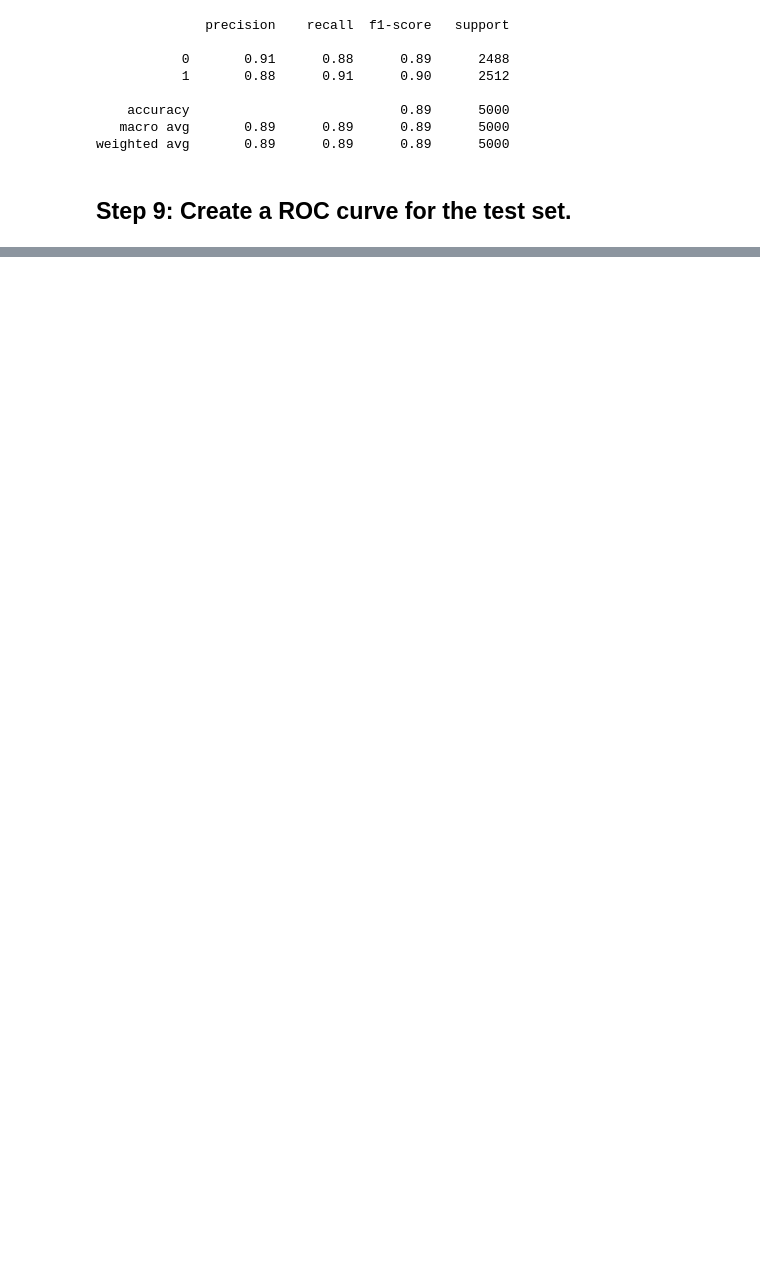
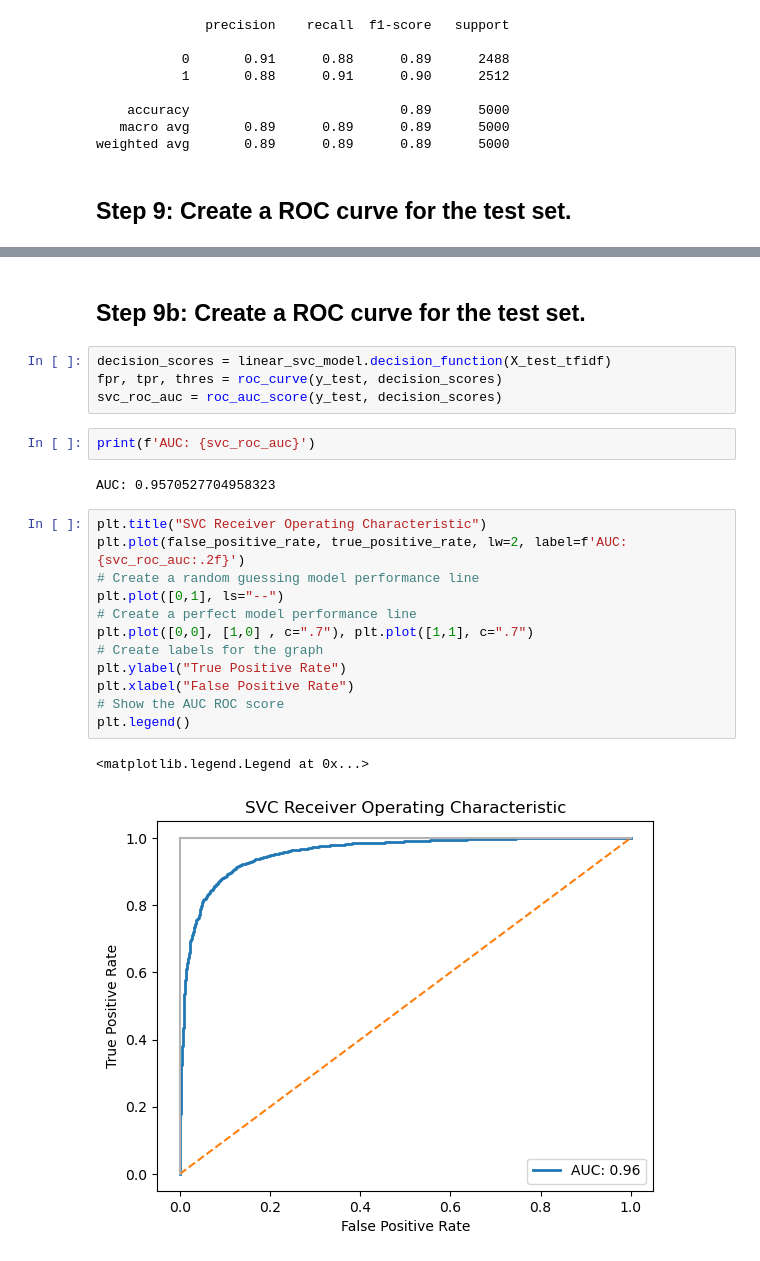
Before and after one commit to LincolnBrownBellevue/DSC550, a Jupyter notebook: Wk05/DSC550_Wk5Assignment_LincolnBrown.ipynb, the cells around one changed output, grey strips where cells are left out. Cells and saved outputs as stored; diff of their text form; blank space fills up the shorter version.

```diff
--- a/Wk05/DSC550_Wk5Assignment_LincolnBrown.ipynb
+++ b/Wk05/DSC550_Wk5Assignment_LincolnBrown.ipynb
@@ -230,0 +344,25 @@ plt.plot(false_positive_rate, true_positive_rate)
+# %% [markdown]
+## Step 9b: Create a ROC curve for the test set.
+# %%
+decision_scores = linear_svc_model.decision_function(X_test_tfidf)
+fpr, tpr, thres = roc_curve(y_test, decision_scores)
+svc_roc_auc = roc_auc_score(y_test, decision_scores)
+# %%
+print(f'AUC: {svc_roc_auc}')
+# %% [output]
+AUC: 0.9570527704958323
+# %%
+plt.title("SVC Receiver Operating Characteristic")
+plt.plot(false_positive_rate, true_positive_rate, lw=2, label=f'AUC: {svc_roc_auc:.2f}')
+# Create a random guessing model performance line
+plt.plot([0,1], ls="--")
+# Create a perfect model performance line
+plt.plot([0,0], [1,0] , c=".7"), plt.plot([1,1], c=".7")
+# Create labels for the graph
+plt.ylabel("True Positive Rate")
+plt.xlabel("False Positive Rate")
+# Show the AUC ROC score
+plt.legend()
+# %% [output]
+<matplotlib.legend.Legend at 0x...>
+[figure, added]
```
Also changed, not shown: parts of 24 cells of this notebook.
